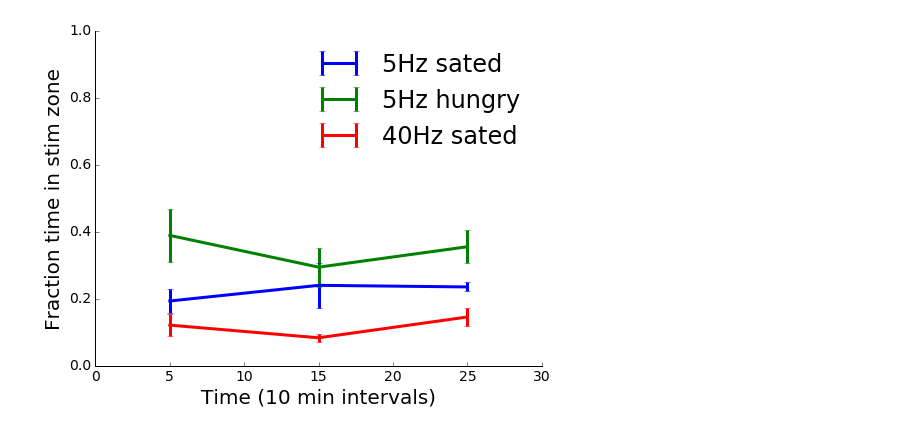
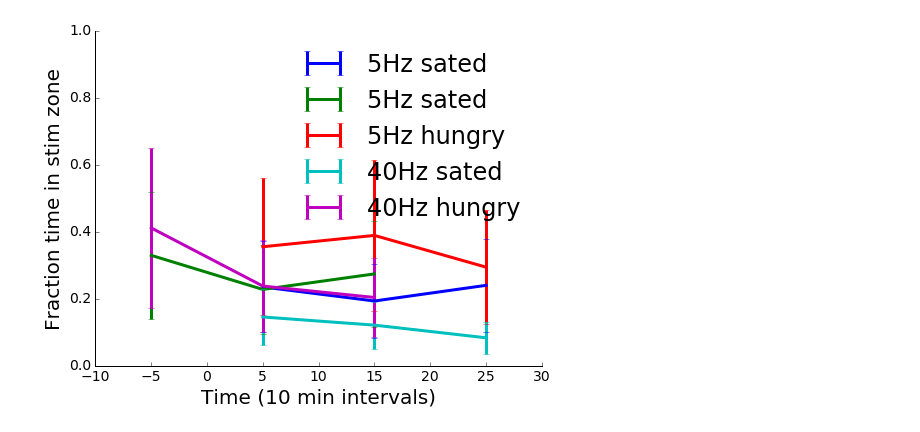
Before and after one commit to map222/MPNeuro, a Jupyter notebook: Ethovision/Real time place preference.ipynb, the cells around one changed output. Cells and saved outputs as stored; diff of their text form; code cells hidden in the pictures.

Commit message:
More RTPP data

```diff
--- a/Ethovision/Real time place preference.ipynb
+++ b/Ethovision/Real time place preference.ipynb
@@ -20,11 +20,7 @@ def load_rtpp_csv(csv_name):
 # %%
 bin_min = 10 # ten minute bins
 five_sated_df = load_rtpp_csv('160302 - RTPP - 5Hz sated.csv')
+five_sated_df2 = load_rtpp_csv('160310 - RTPP - 5Hz sated.csv')
 five_hungry_df = load_rtpp_csv('160304 - RTPP - 5Hz hungry.csv')
 forty_sated_df = load_rtpp_csv('160307 - RTPP - 40Hz sated.csv')
-five_sated_mean = five_sated_df.groupby('time').mean() / 60 / bin_min
-five_sated_ste = five_sated_df.groupby('time').std() / 60 / bin_min / NUM_MICE
-five_hungry_mean = five_hungry_df.groupby('time').mean() / 60 / bin_min
-five_hungry_ste = five_hungry_df.groupby('time').std() / 60 / bin_min / NUM_MICE
-forty_sated_mean = forty_sated_df.groupby('time').mean() / 60 / bin_min
-forty_sated_ste = forty_sated_df.groupby('time').std() / 60 / bin_min / NUM_MICE
+forty_hungry_df = load_rtpp_csv('160309 - RTPP - 40Hz hungry.csv')
@@ -31,14 +38,16 @@ forty_sated_ste = forty_sated_df.groupby('time').std() / 60 / bin_min / NUM_MICE
 # %%
 fig,ax = plt.subplots(1,1, figsize=[8,6])
 x_indices = [5, 15, 25]
 plt.errorbar(x_indices, five_sated_mean['stim_time'].values, five_sated_ste['stim_time'].values, label = '5Hz sated')
+plt.errorbar(np.array(x_indices)-10, five_sated_mean2['stim_time'].values, five_sated_ste2['stim_time'].values, label = '5Hz sated')
 plt.errorbar(x_indices, five_hungry_mean['stim_time'].values, five_hungry_ste['stim_time'].values, label = '5Hz hungry')
 plt.errorbar(x_indices, forty_sated_mean['stim_time'].values, forty_sated_ste['stim_time'].values, label = '40Hz sated')
+plt.errorbar(np.array(x_indices)-10, forty_hungry_mean['stim_time'].values, forty_hungry_ste['stim_time'].values, label = '40Hz hungry')
 plt.ylim([0, 1])
-plt.xlim([0, 30])
+plt.xlim([-10, 30])
 plt.xlabel('Time (10 min intervals)')
 plt.ylabel('Fraction time in stim zone')
 plt.legend(frameon=False)
 MP_plot.prettify_axes(ax)
 # %% [output]
-[figure, old version]
+[figure, new version]
```
Also changed, not shown: parts of 2 cells of this notebook, 6 other files.
